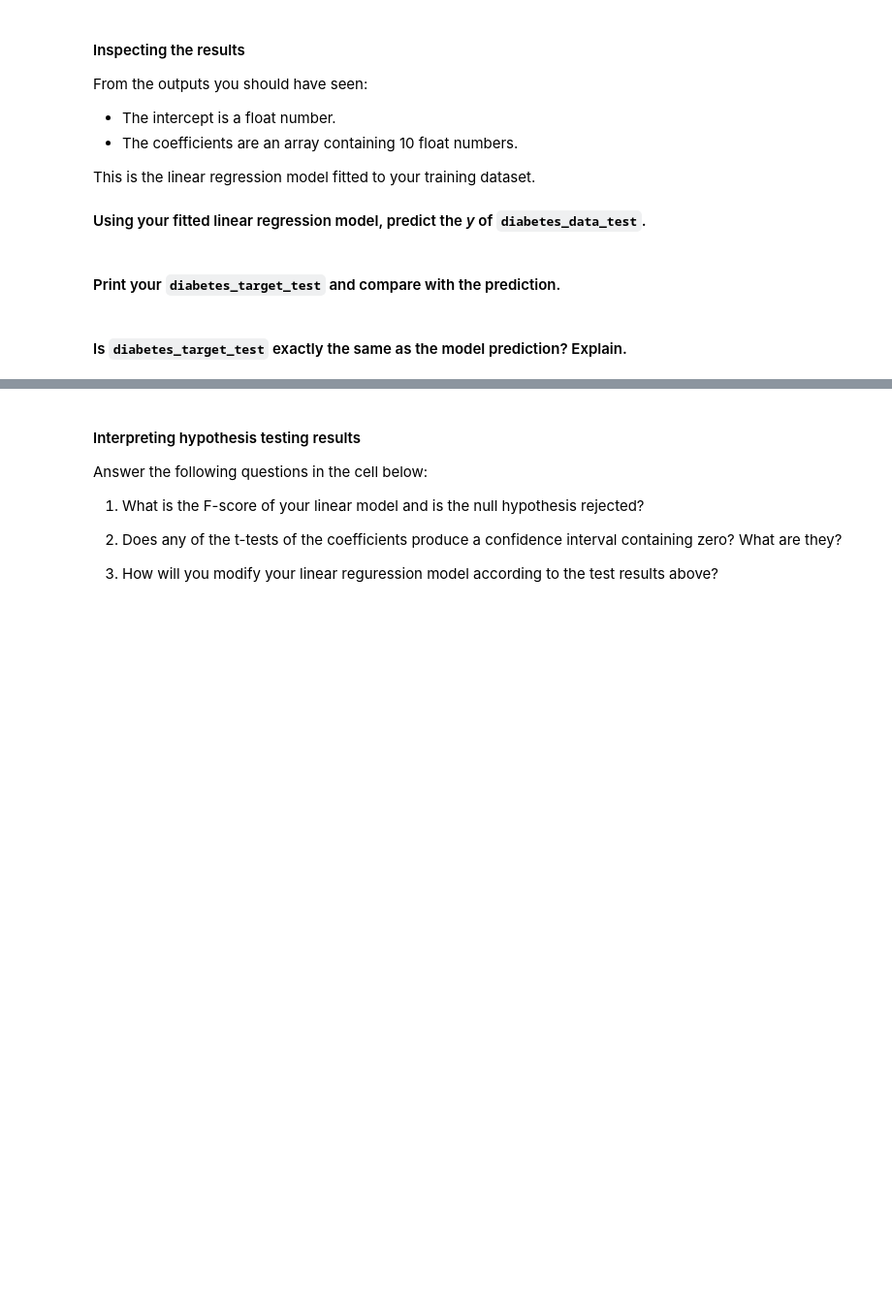
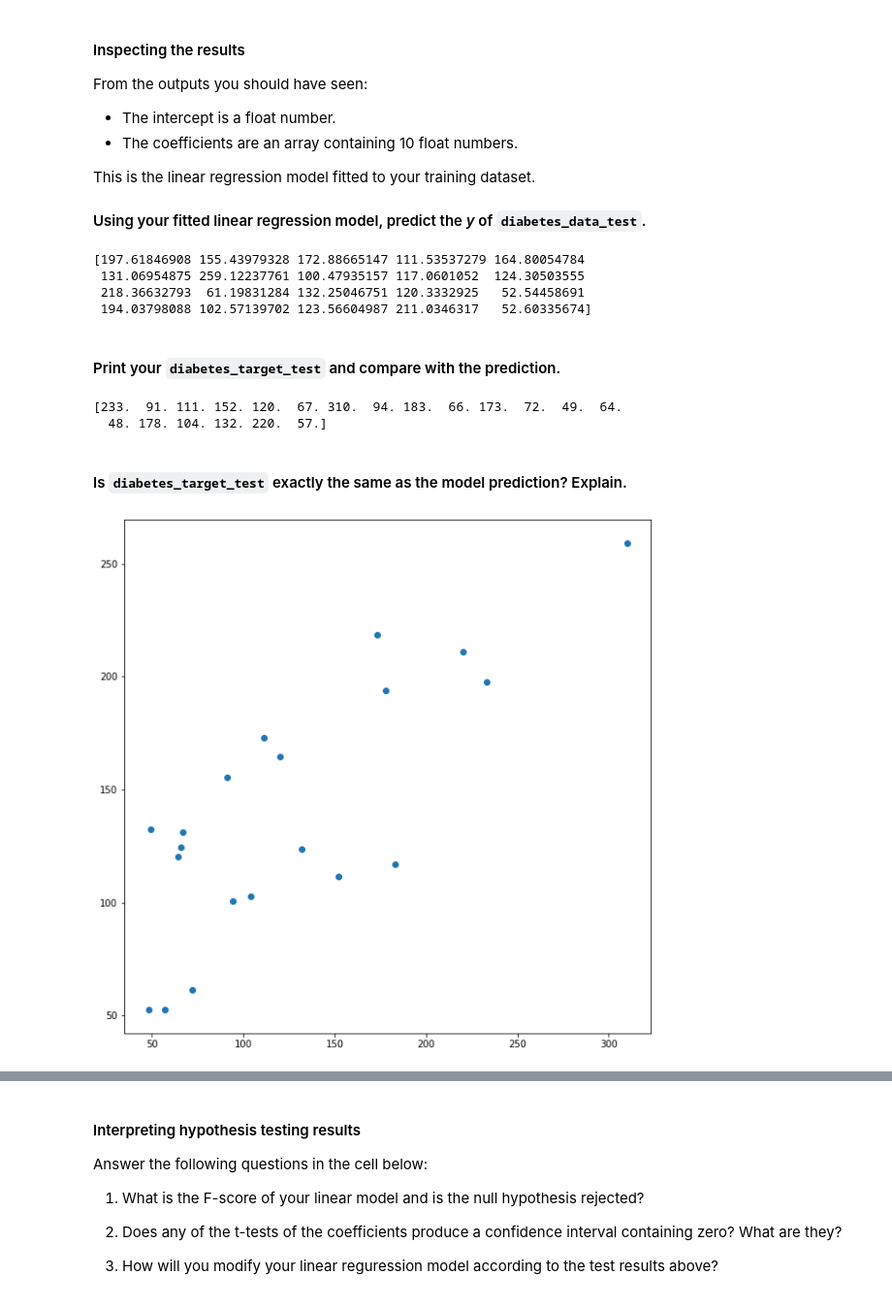
Before and after one commit to ta-datapt-bcn/lab-supervised-learning-regression, a Jupyter notebook: your-code/main.ipynb, the cells around one changed output, grey strips where cells are left out. Shown at 97% size. Saved outputs shown, nothing was run; the diff lists cells and outputs as text; code cells hidden in the pictures; blank space fills up the shorter version.

```diff
--- a/your-code/main.ipynb
+++ b/your-code/main.ipynb
@@ -69,6 +123,8 @@ Also take a look at the `sklearn.linear_model.LinearRegression` [documentation](
 #### Create a new instance of the linear regression model and assign the new instance to the variable `diabetes_model`.
 # %%
 # Your code here:
+
+diabetes_model = LinearRegression()
 # %% [markdown]
 #### Next, let's split the training and test data.
 
@@ -77,0 +132,10 @@ Define `diabetes_data_train`, `diabetes_target_train`, `diabetes_data_test`, and
+# %%
+# Your code here:
+
+diabetes_data_train, diabetes_data_test = diabetes.data[:422], diabetes.data[422:]
+diabetes_target_train, diabetes_target_test = diabetes.target[:422], diabetes.target[422:]
+
+print(diabetes_data_train.shape)
+print(diabetes_data_test.shape)
+print(diabetes_target_train.shape)
+print(diabetes_target_test.shape)
@@ -81,0 +149,6 @@ Fit the training data and target to `diabetes_model`. Print the *intercept* and
+# %%
+# Your code here:
+
+diabetes_model.fit(diabetes_data_train, diabetes_target_train)
+print(diabetes_model.intercept_)
+print(diabetes_model.coef_)
@@ -92,9 +170,22 @@ This is the linear regression model fitted to your training dataset.
 #### Using your fitted linear regression model, predict the *y* of `diabetes_data_test`.
 # %%
 # Your code here:
+
+y_pred = diabetes_model.predict(diabetes_data_test)
+print(y_pred)
+# %% [output]
+[197.61846908 155.43979328 172.88665147 111.53537279 164.80054784
+ 131.06954875 259.12237761 100.47935157 117.0601052  124.30503555
+ 218.36632793  61.19831284 132.25046751 120.3332925   52.54458691
+ 194.03798088 102.57139702 123.56604987 211.0346317   52.60335674]
 # %% [markdown]
 #### Print your `diabetes_target_test` and compare with the prediction.
 # %%
 # Your code here:
+
+print(diabetes_target_test)
+# %% [output]
+[233.  91. 111. 152. 120.  67. 310.  94. 183.  66. 173.  72.  49.  64.
+  48. 178. 104. 132. 220.  57.]
 # %% [markdown]
 #### Is `diabetes_target_test` exactly the same as the model prediction? Explain.
@@ -102,0 +192,9 @@ This is the linear regression model fitted to your training dataset.
+# %%
+# Your explanation here:
+
+plt.scatter(diabetes_target_test, y_pred)
+plt.show()
+
+# As seen in the graph the numbers are not exactly the same.
+# %% [output]
+[figure, added]
```
Also changed, not shown: parts of 53 cells of this notebook, 1 other file.
